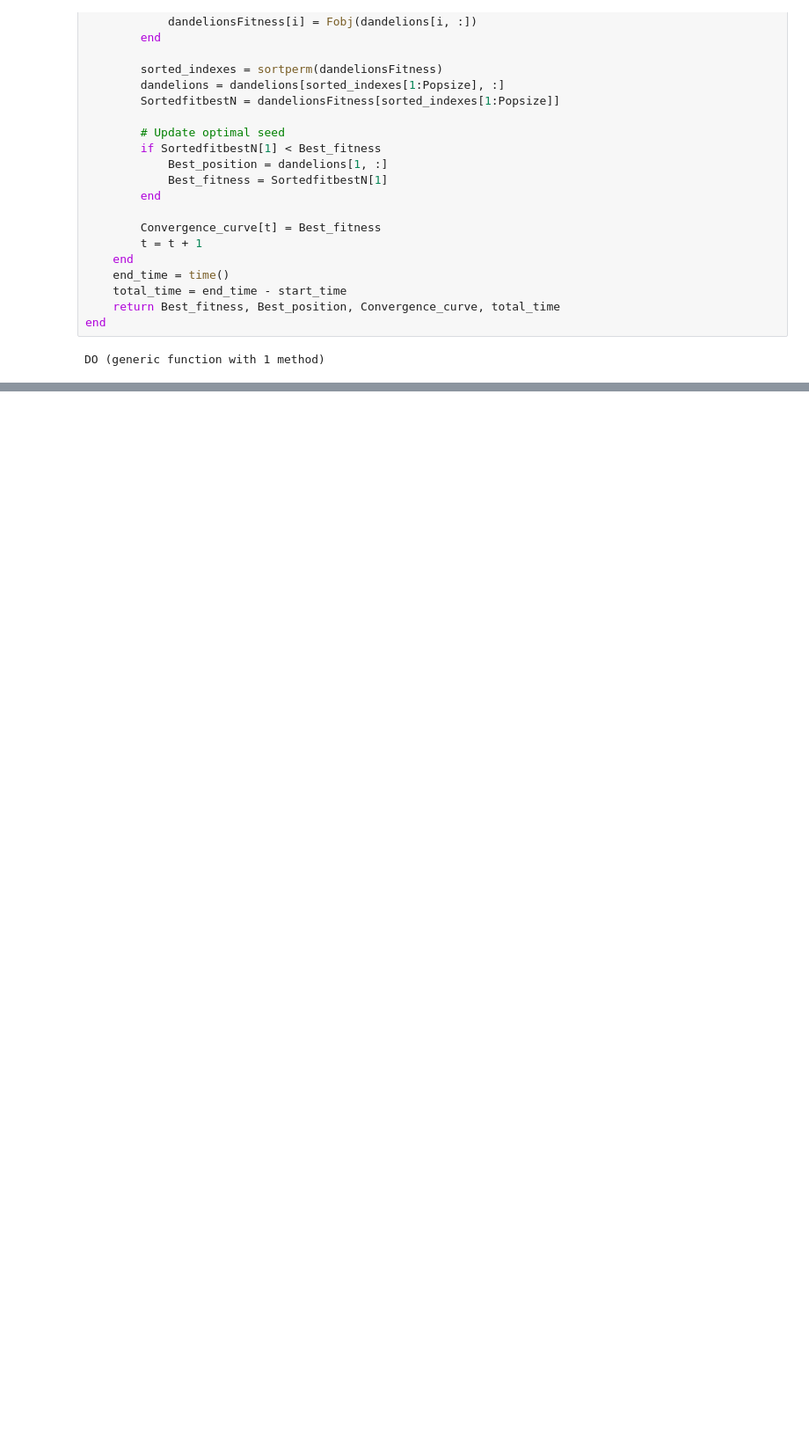
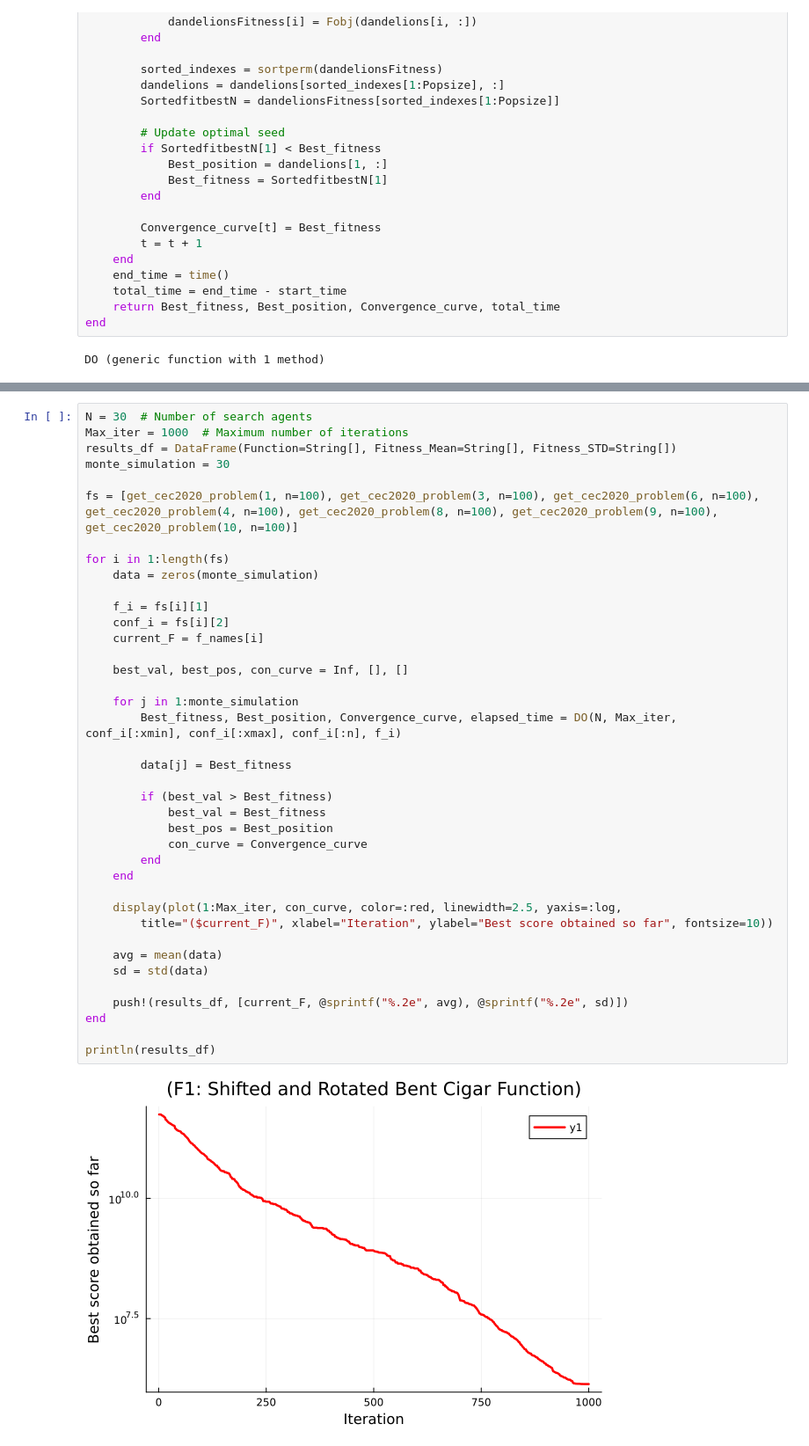
Before and after one commit to asneerug/DandelionOptimizerTSP, a Jupyter notebook: DandelionOptimizer.ipynb, the cells around one changed output, grey strips where cells are left out. Shown at 88% size. Cells and saved outputs as stored; diff of their text form; blank space fills up the shorter version.

```diff
--- a/DandelionOptimizer.ipynb
+++ b/DandelionOptimizer.ipynb
@@ -561,0 +598,41 @@ println(results_df)
+# %%
+N = 30  # Number of search agents
+Max_iter = 1000  # Maximum number of iterations
+results_df = DataFrame(Function=String[], Fitness_Mean=String[], Fitness_STD=String[])
+monte_simulation = 30
+
+fs = [get_cec2020_problem(1, n=100), get_cec2020_problem(3, n=100), get_cec2020_problem(6, n=100),	get_cec2020_problem(4, n=100), get_cec2020_problem(8, n=100), get_cec2020_problem(9, n=100), get_cec2020_problem(10, n=100)]
+
+for i in 1:length(fs)
+    data = zeros(monte_simulation)
+
+    f_i = fs[i][1]
+    conf_i = fs[i][2]
+    current_F = f_names[i]
+
+    best_val, best_pos, con_curve = Inf, [], []
+
+    for j in 1:monte_simulation
+        Best_fitness, Best_position, Convergence_curve, elapsed_time = DO(N, Max_iter, conf_i[:xmin], conf_i[:xmax], conf_i[:n], f_i)
+
+        data[j] = Best_fitness
+
+        if (best_val > Best_fitness)
+            best_val = Best_fitness
+            best_pos = Best_position
+            con_curve = Convergence_curve
+        end
+    end
+
+    display(plot(1:Max_iter, con_curve, color=:red, linewidth=2.5, yaxis=:log,
+        title="($current_F)", xlabel="Iteration", ylabel="Best score obtained so far", fontsize=10))
+
+    avg = mean(data)
+    sd = std(data)
+
+    push!(results_df, [current_F, @sprintf("%.2e", avg), @sprintf("%.2e", sd)])
+end
+
+println(results_df)
+# %% [output]
+[figure, added]
```
Also changed, not shown: parts of 8 cells of this notebook.
